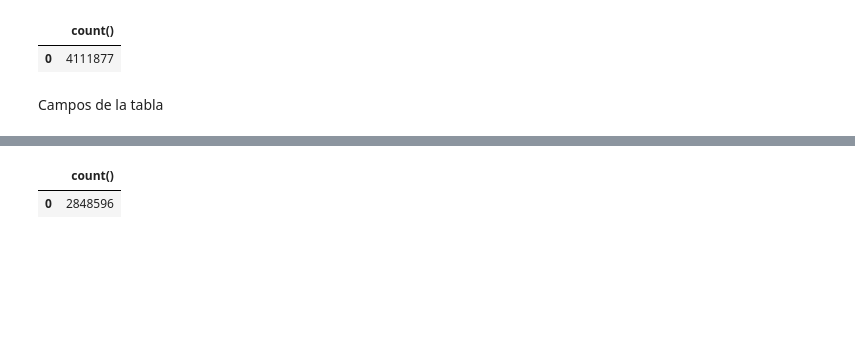
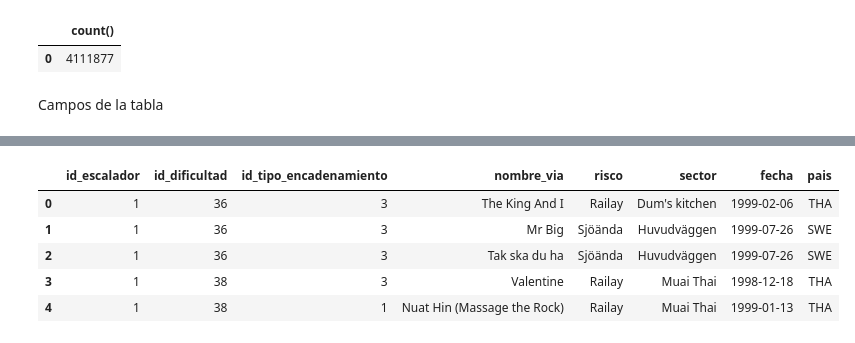
Before and after one commit to jmsanchezff/datahack_practica_bbdd, a Jupyter notebook: Caso de uso.ipynb, the cells around one changed output, grey strips where cells are left out. Drawn from its saved outputs; the diff is of its cells as text; code cells hidden in the pictures; blank space fills up the shorter version.

```diff
--- a/Caso de uso.ipynb
+++ b/Caso de uso.ipynb
@@ -294,13 +274,29 @@ list(df)
 # %%
-pd.read_sql_query(
+df_ascensos = pd.read_sql_query(
     '''
-    SELECT count()
+    SELECT user_id AS "id_escalador",
+           grade_id AS "id_dificultad",
+           CASE WHEN method_id==5 then 3
+                ELSE method_id
+           END AS "id_tipo_encadenamiento",
+           name AS "nombre_via",
+           crag AS "risco",
+           sector,
+           strftime('%Y-%m-%d', datetime(date, 'unixepoch'))  AS "fecha",
+           country AS "pais"
     FROM ascent
-    WHERE country IS NOT NULL AND country!=""
+    WHERE name IS NOT NULL AND name!="" AND name NOT LIKE "?%"
           AND crag IS NOT NULL AND crag!=""
           AND sector IS NOT NULL AND sector!=""
+          AND country IS NOT NULL AND country!=""
     ''',
-    dbConnection)
+    dbConnection);
+
+df_ascensos.head()
 # %% [output]
-|  | count() |
-| 0 | 2848596 |
+|  | id_escalador | id_dificultad | id_tipo_encadenamiento | nombre_via | risco | sector | fecha | pais |
+| 0 | 1 | 36 | 3 | The King And I | Railay | Dum's kitchen | 1999-02-06 | THA |
+| 1 | 1 | 36 | 3 | Mr Big | Sjöända | Huvudväggen | 1999-07-26 | SWE |
+| 2 | 1 | 36 | 3 | Tak ska du ha | Sjöända | Huvudväggen | 1999-07-26 | SWE |
+| 3 | 1 | 38 | 3 | Valentine | Railay | Muai Thai | 1998-12-18 | THA |
+| 4 | 1 | 38 | 1 | Nuat Hin (Massage the Rock) | Railay | Muai Thai | 1999-01-13 | THA |
```
Also changed, not shown: parts of 66 cells of this notebook, 1 other file.
